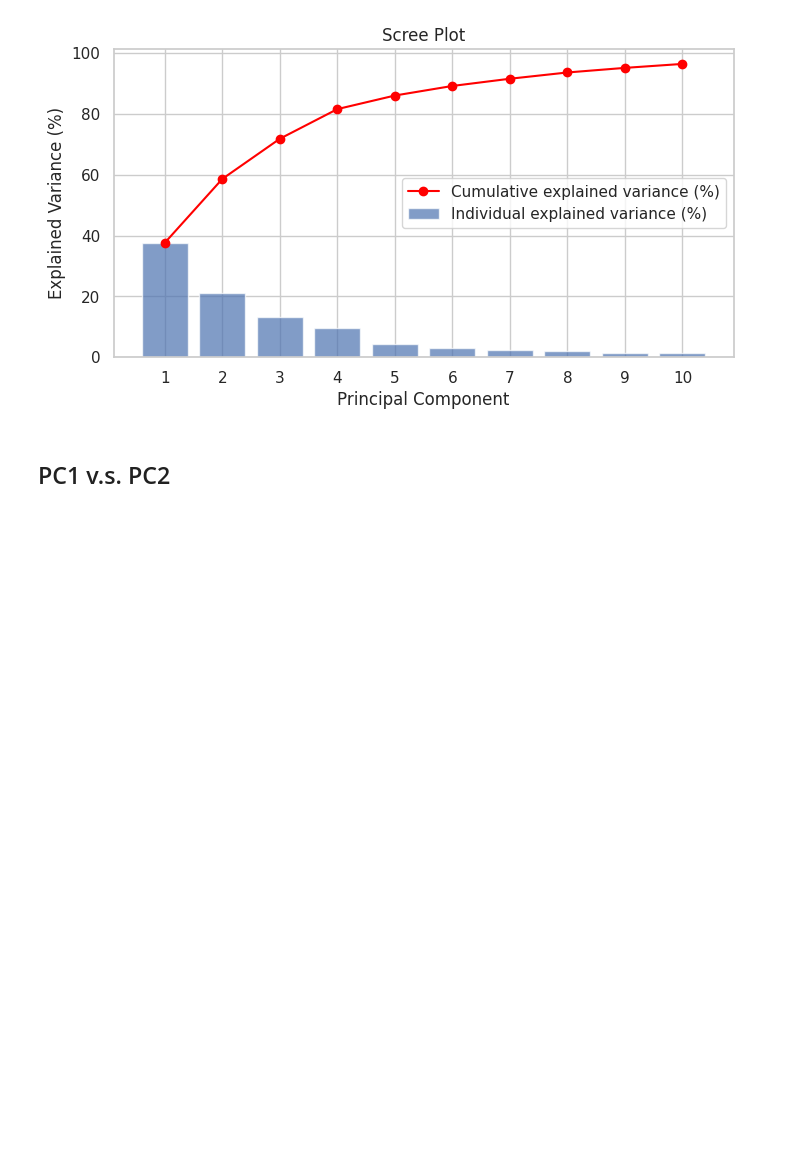
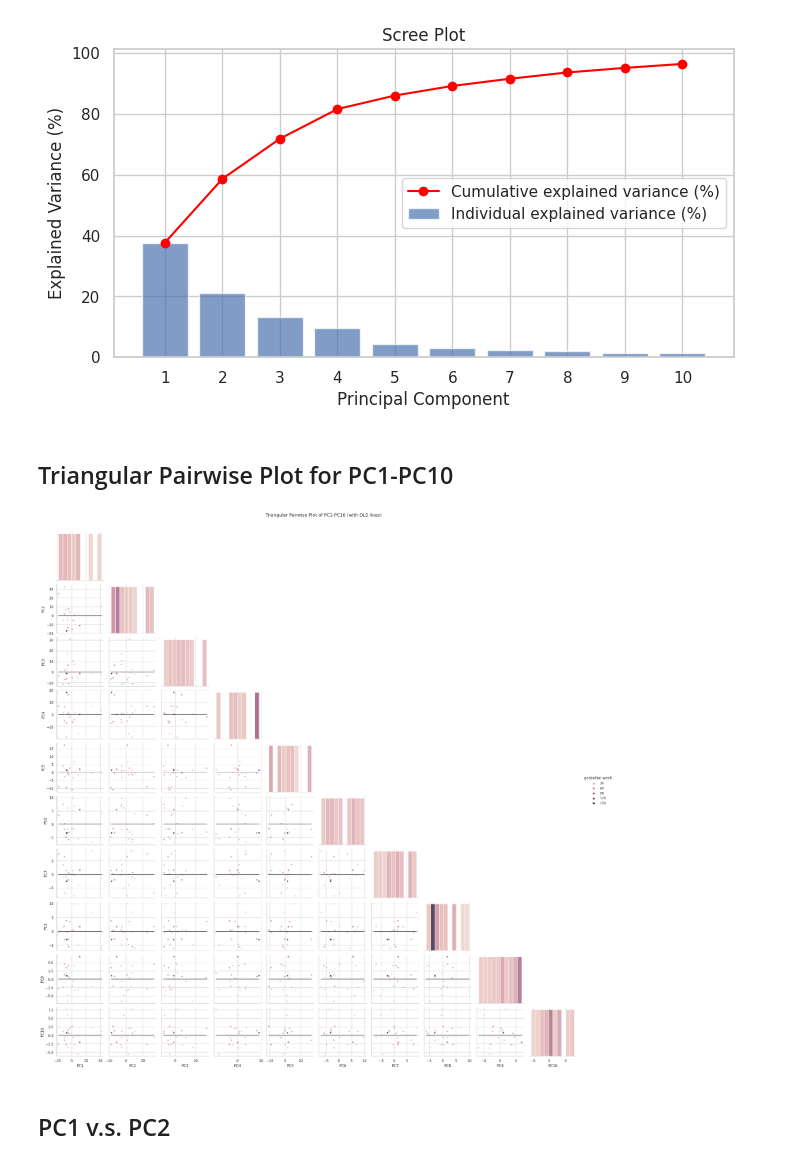
Before and after one commit to TyBruceChen/MBP-BrainIAC-Feature-Analysis, a Jupyter notebook: pca_feature_visualization.ipynb, the cells around one changed output. Drawn from its saved outputs; the diff is of its cells as text; code cells hidden in the pictures; blank space fills up the shorter version.

```diff
--- a/pca_feature_visualization.ipynb
+++ b/pca_feature_visualization.ipynb
@@ -249,6 +249,73 @@ plt.grid(True)
 plt.show()
 # %% [output]
 [figure]
+# %% [markdown]
+## Triangular Pairwise Plot for PC1-PC10
+# %%
+# Triangular pairwise scatter plot for first 10 PCs with OLS overlays
+plot_pc_cols = [f'PC{i}' for i in range(1, 11) if f'PC{i}' in df_pca.columns]
+
+if len(plot_pc_cols) < 2:
+    raise ValueError('Need at least two principal components for pairwise plotting.')
+
+pair_df = df_pca[plot_pc_cols].copy()
+
+# Optional downsampling for very large datasets
+if sample_for_pairplot is not None and len(pair_df) > sample_for_pairplot:
+    pair_df = pair_df.sample(sample_for_pairplot, random_state=42)
+
+# If a numeric label is available, color by label; otherwise plain pair plot
+hue_col = None
+display_hue_col = None
+if label_col is not None and label_col in df_pca.columns:
+    numeric_label = pd.to_numeric(df_pca[label_col], errors='coerce')
+    if numeric_label.notna().all():
+        pair_df[label_col] = numeric_label.loc[pair_df.index]
+        hue_col = label_col
+        display_hue_col = 'gestation week' if label_col == 'gestation_week' else label_col.replace('_', ' ')
+        pair_df[display_hue_col] = pair_df[hue_col]
+
+if display_hue_col is not None:
+    g = sns.pairplot(
+        pair_df,
+        vars=plot_pc_cols,
+        hue=display_hue_col,
+        corner=True,
+        diag_kind='hist',
+        plot_kws={'s': 28, 'alpha': 0.85},
+        diag_kws={'bins': 10, 'alpha': 0.8}
+    )
+else:
+    g = sns.pairplot(
+        pair_df,
+        vars=plot_pc_cols,
+        corner=True,
+        diag_kind='hist',
+        plot_kws={'s': 28, 'alpha': 0.85},
+        diag_kws={'bins': 10, 'alpha': 0.8}
+    )
+
+# Overlay OLS lines on each lower-triangle subplot
+for i in range(len(plot_pc_cols)):
+    for j in range(i):
+        ax = g.axes[i, j]
+        if ax is None:
+            continue
+        sns.regplot(
+            data=pair_df,
+            x=plot_pc_cols[j],
+            y=plot_pc_cols[i],
+            scatter=False,
+            ci=None,
+            ax=ax,
+            color='black',
+            line_kws={'lw': 1.3, 'alpha': 0.9}
+        )
+
+g.fig.suptitle('Triangular Pairwise Plot of PC1-PC10 (with OLS lines)', y=1.02)
+plt.show()
+# %% [output]
+[figure, added]
 # %% [markdown]
 ## PC1 v.s. PC2
 # %%
```
Also changed, not shown: parts of 10 cells of this notebook.
